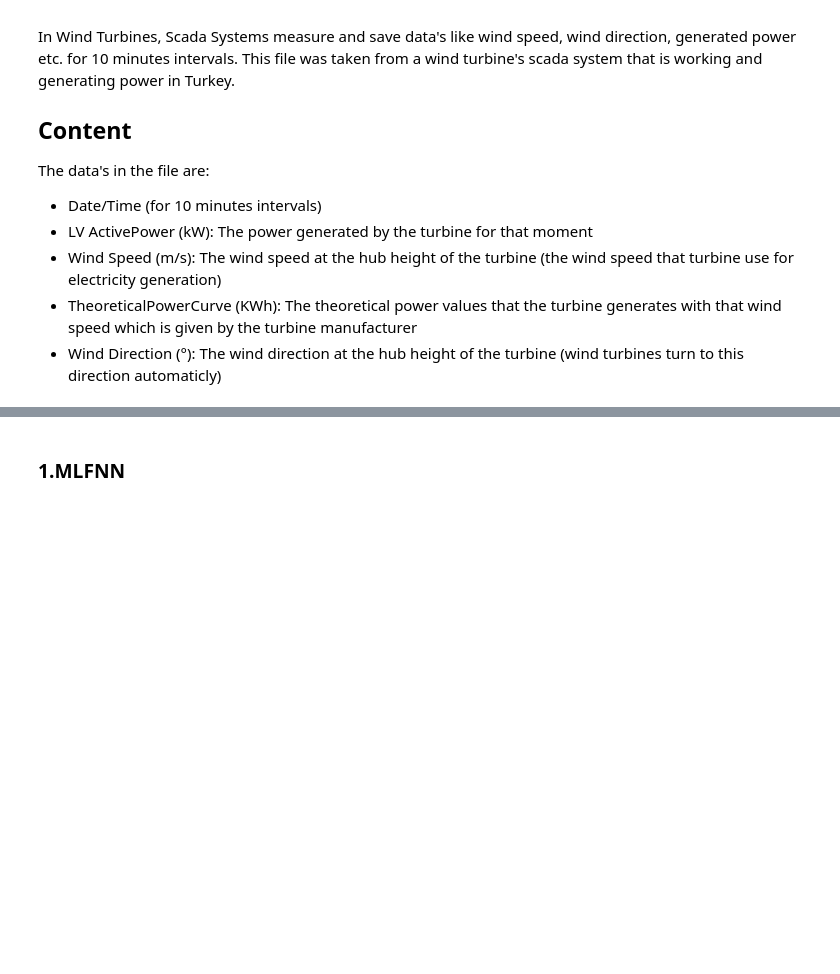
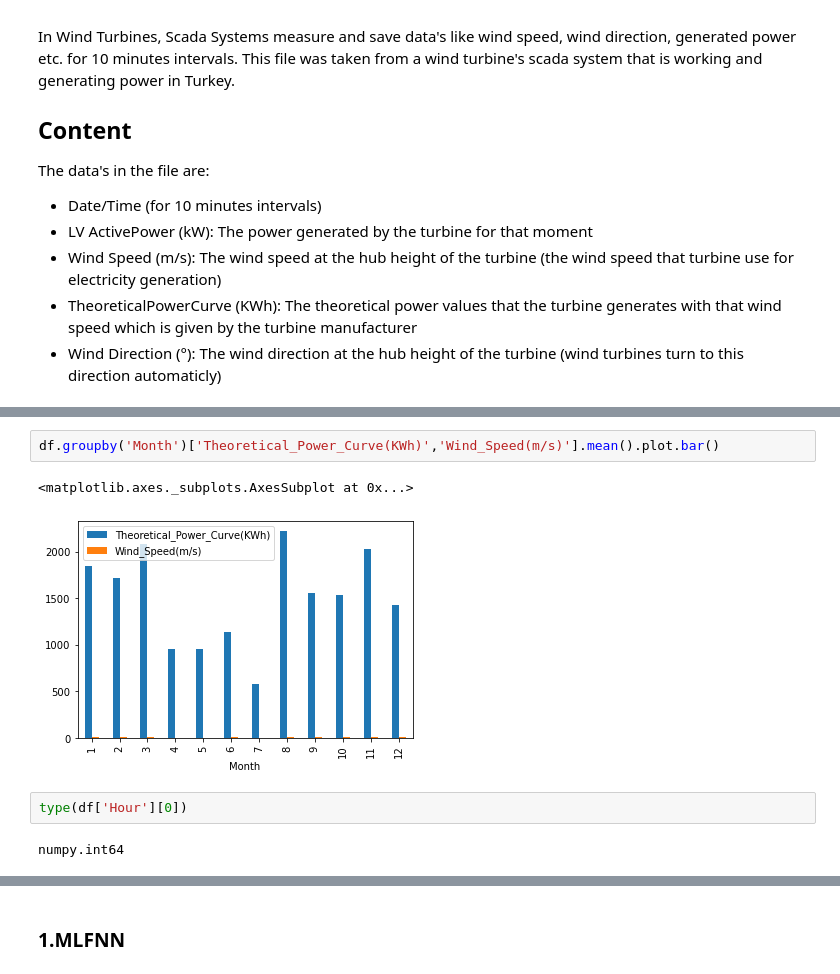
Before and after one commit to SmartPracticeschool/SBSPS-Challenge-693-Predicting-The-Energy-Output-of-Wind-Turbine-Based-on-Weather-Condition, a Jupyter notebook: Time Series.ipynb, the cells around one changed output, grey strips where cells are left out. Cells and saved outputs as stored; diff of their text form; blank space fills up the shorter version.

```diff
--- a/Time Series.ipynb
+++ b/Time Series.ipynb
@@ -79,3 +116,12 @@ sns.pairplot(df)
+# %%
+df.groupby('Month')['Theoretical_Power_Curve(KWh)','Wind_Speed(m/s)'].mean().plot.bar()
+# %% [output]
+<matplotlib.axes._subplots.AxesSubplot at 0x...>
+[figure, added]
+# %%
+type(df['Hour'][0])
+# %% [output]
+numpy.int64
 # %%
 df.columns
 # %% [output]
```
Also changed, not shown: parts of 16 cells of this notebook.
